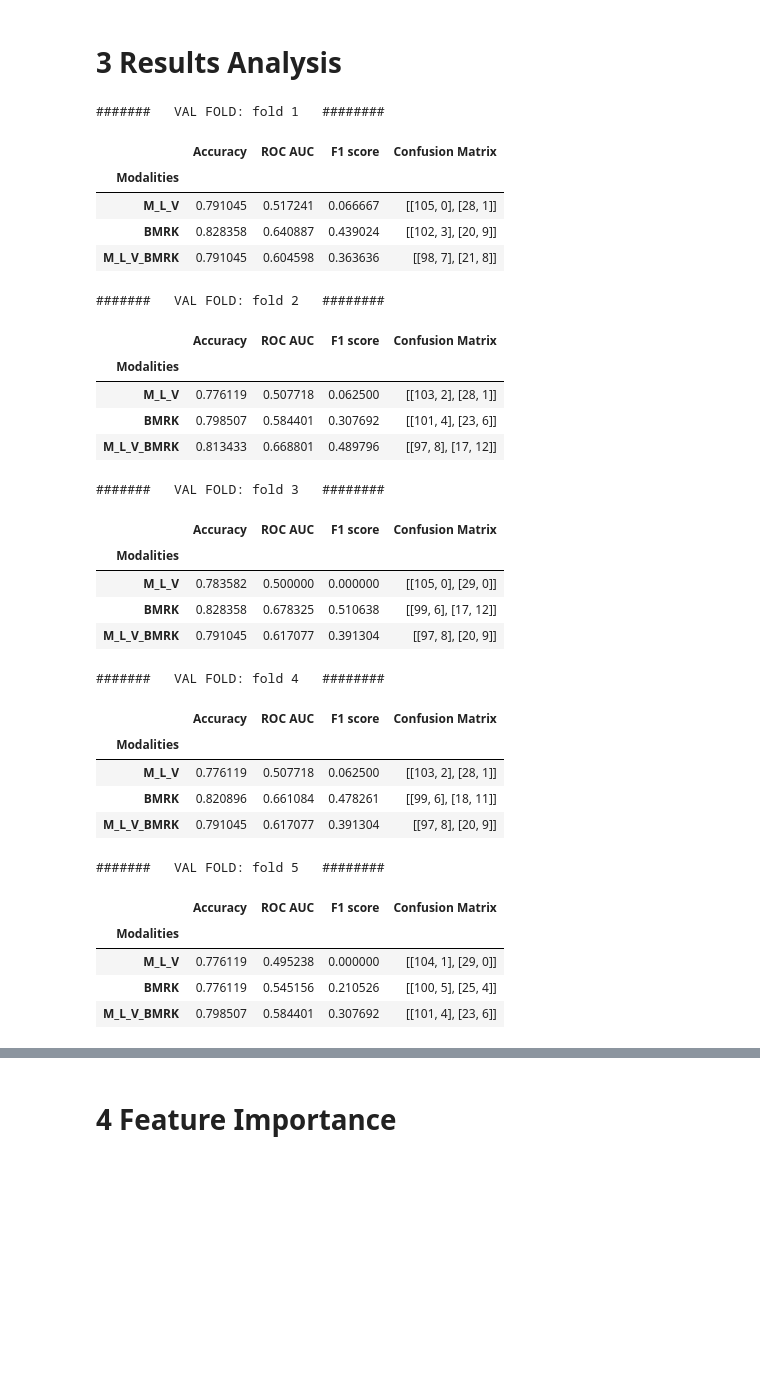
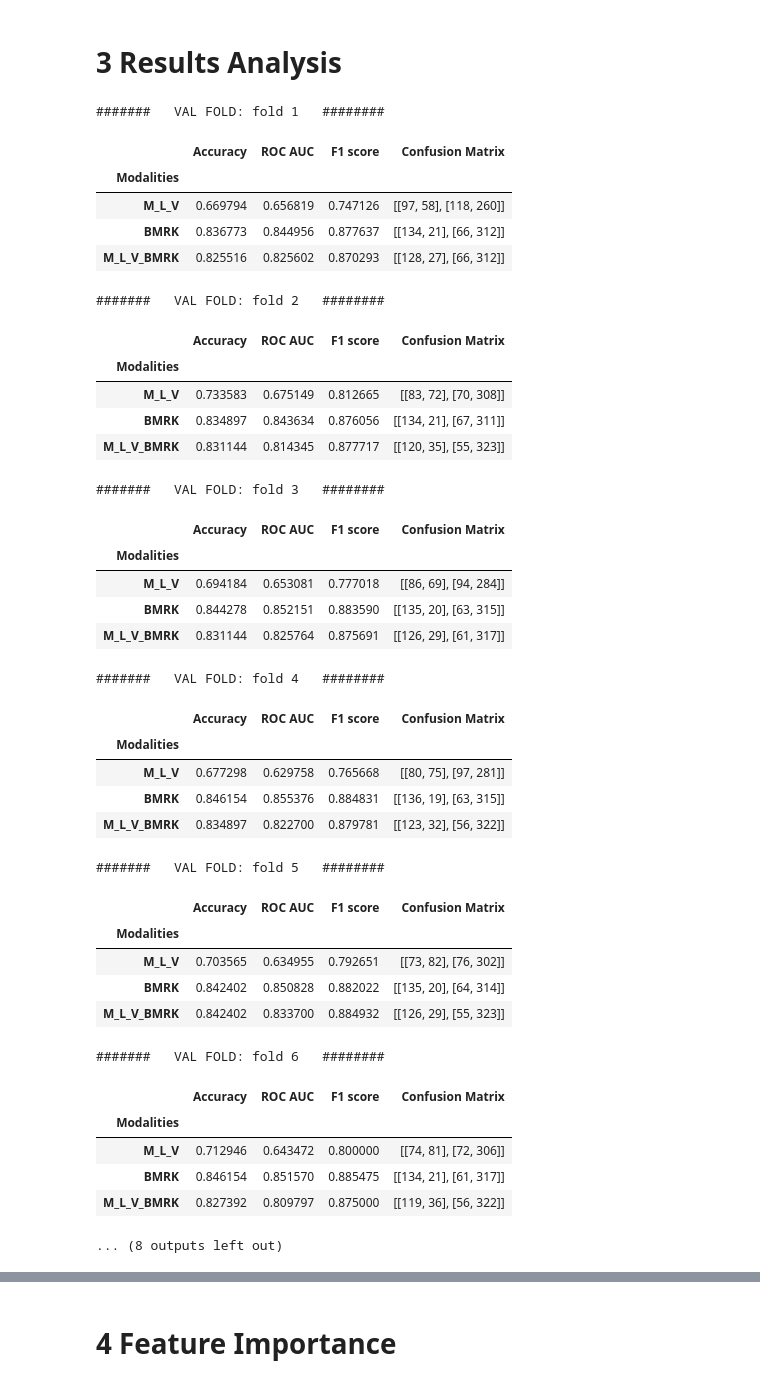
Before and after one commit to singlaayush/CardiomegalyBiomarkers, a Jupyter notebook: Cardiomegaly_Classification/XGBoost.ipynb, the cells around one changed output, grey strips where cells are left out. Cells and saved outputs as stored; diff of their text form; code cells hidden in the pictures; blank space fills up the shorter version.

```diff
--- a/Cardiomegaly_Classification/XGBoost.ipynb
+++ b/Cardiomegaly_Classification/XGBoost.ipynb
@@ -19,7 +19,7 @@ Note: You have installed the 'manylinux2014' variant of XGBoost. Certain feature
 ### Paths
 # %%
 # Path for model location and error graphs
-model_folder = 'CardiomegalyBiomarkers/Cardiomegaly_Classification/models/xgboost/'
+model_folder = 'CardiomegalyBiomarkers/Cardiomegaly_Classification/models/xgboost_idp/'
 makedirs(model_folder, exist_ok=True)
 # %% [markdown]
 ### Model Parameters
@@ -89,6 +89,11 @@ Fold2_df = pd.concat([Fold2_df[base + vital + lab + meta_cont + bmrks], pd.get_d
 Fold3_df = pd.concat([Fold3_df[base + vital + lab + meta_cont + bmrks], pd.get_dummies(Fold3_df[meta_cat]), Fold3_df['class']], axis=1)
 Fold4_df = pd.concat([Fold4_df[base + vital + lab + meta_cont + bmrks], pd.get_dummies(Fold4_df[meta_cat]), Fold4_df['class']], axis=1)
 Fold5_df = pd.concat([Fold5_df[base + vital + lab + meta_cont + bmrks], pd.get_dummies(Fold5_df[meta_cat]), Fold5_df['class']], axis=1)
+Fold6_df = pd.concat([Fold6_df[base + vital + lab + meta_cont + bmrks], pd.get_dummies(Fold6_df[meta_cat]), Fold6_df['class']], axis=1)
+Fold7_df = pd.concat([Fold7_df[base + vital + lab + meta_cont + bmrks], pd.get_dummies(Fold7_df[meta_cat]), Fold7_df['class']], axis=1)
+Fold8_df = pd.concat([Fold8_df[base + vital + lab + meta_cont + bmrks], pd.get_dummies(Fold8_df[meta_cat]), Fold8_df['class']], axis=1)
+Fold9_df = pd.concat([Fold9_df[base + vital + lab + meta_cont + bmrks], pd.get_dummies(Fold9_df[meta_cat]), Fold9_df['class']], axis=1)
+Fold10_df = pd.concat([Fold1_df[base + vital + lab + meta_cont + bmrks], pd.get_dummies(Fold10_df[meta_cat]), Fold10_df['class']], axis=1)
 
 # Preprocess test set for xgboost use by selecting features and encoding categorical features
 Test_df = pd.concat([Test_df[base + vital + lab + meta_cont + bmrks], pd.get_dummies(Test_df[meta_cat]), Test_df['class']], axis=1)
@@ -109,9 +114,14 @@ model_params = {'eval_metric' : eval_metric,
 
 # getmodels, train and test, return pandas of results using k-fold cross validation
 # -> if lossFigure and saveModels are True, then figures of training and validation losses and models are saved in ./MOdel/xgboost/
-results_fold1 = train_test_xgboost([Fold2_df, Fold3_df, Fold4_df, Fold5_df], Fold1_df, 1, Test_df, modalities_combinations, model_params, model_folder, lossFigure = True, exportModels = True)
-results_fold2 = train_test_xgboost([Fold1_df, Fold3_df, Fold4_df, Fold5_df], Fold2_df, 2, Test_df, modalities_combinations, model_params, model_folder, lossFigure = False, exportModels = True)
-results_fold3 = train_test_xgboost([Fold2_df, Fold1_df, Fold4_df, Fold5_df], Fold3_df, 3, Test_df, modalities_combinations, model_params, model_folder, lossFigure = False, exportModels = True)
-results_fold4 = train_test_xgboost([Fold2_df, Fold3_df, Fold1_df, Fold5_df], Fold4_df, 4, Test_df, modalities_combinations, model_params, model_folder, lossFigure = False, exportModels = True)
-results_fold5 = train_test_xgboost([Fold2_df, Fold3_df, Fold4_df, Fold1_df], Fold5_df, 5, Test_df, modalities_combinations, model_params, model_folder, lossFigure = False, exportModels = True)
+results_fold1  = train_test_xgboost([Fold2_df, Fold3_df, Fold4_df, Fold5_df, Fold6_df, Fold7_df, Fold8_df, Fold9_df, Fold10_df], Fold1_df , 1,  Test_df, modalities_combinations, model_params, model_folder, lossFigure = True,  exportModels = True)
+results_fold2  = train_test_xgboost([Fold1_df, Fold3_df, Fold4_df, Fold5_df, Fold6_df, Fold7_df, Fold8_df, Fold9_df, Fold10_df], Fold2_df , 2,  Test_df, modalities_combinations, model_params, model_folder, lossFigure = False, exportModels = True)
+results_fold3  = train_test_xgboost([Fold1_df, Fold2_df, Fold4_df, Fold5_df, Fold6_df, Fold7_df, Fold8_df, Fold9_df, Fold10_df], Fold3_df , 3,  Test_df, modalities_combinations, model_params, model_folder, lossFigure = False, exportModels = True)
+results_fold4  = train_test_xgboost([Fold1_df, Fold2_df, Fold3_df, Fold5_df, Fold6_df, Fold7_df, Fold8_df, Fold9_df, Fold10_df], Fold4_df , 4,  Test_df, modalities_combinations, model_params, model_folder, lossFigure = False, exportModels = True)
+results_fold5  = train_test_xgboost([Fold1_df, Fold2_df, Fold3_df, Fold4_df, Fold6_df, Fold7_df, Fold8_df, Fold9_df, Fold10_df], Fold5_df , 5,  Test_df, modalities_combinations, model_params, model_folder, lossFigure = False, exportModels = True)
+results_fold6  = train_test_xgboost([Fold1_df, Fold2_df, Fold3_df, Fold4_df, Fold5_df, Fold7_df, Fold8_df, Fold9_df, Fold10_df], Fold6_df , 6,  Test_df, modalities_combinations, model_params, model_folder, lossFigure = False, exportModels = True)
+results_fold7  = train_test_xgboost([Fold1_df, Fold2_df, Fold3_df, Fold4_df, Fold5_df, Fold6_df, Fold8_df, Fold9_df, Fold10_df], Fold7_df , 7,  Test_df, modalities_combinations, model_params, model_folder, lossFigure = False, exportModels = True)
+results_fold8  = train_test_xgboost([Fold1_df, Fold2_df, Fold3_df, Fold4_df, Fold5_df, Fold6_df, Fold7_df, Fold9_df, Fold10_df], Fold8_df , 8,  Test_df, modalities_combinations, model_params, model_folder, lossFigure = False, exportModels = True)
+results_fold9  = train_test_xgboost([Fold1_df, Fold2_df, Fold3_df, Fold4_df, Fold5_df, Fold6_df, Fold7_df, Fold8_df, Fold10_df], Fold9_df , 9,  Test_df, modalities_combinations, model_params, model_folder, lossFigure = False, exportModels = True)
+results_fold10 = train_test_xgboost([Fold1_df, Fold2_df, Fold3_df, Fold4_df, Fold5_df, Fold6_df, Fold7_df, Fold8_df, Fold9_df ], Fold10_df, 10, Test_df, modalities_combinations, model_params, model_folder, lossFigure = False, exportModels = True)
 # %% [output]
@@ -146,49 +158,71 @@ model_load.load_model(model_folder + 'BMRK_fold1_model.json')
 # %%
 # display results per fold
 print(f'#######   VAL FOLD: fold 1   ########')
 display(results_fold1)
 
 print(f'#######   VAL FOLD: fold 2   ########')
 display(results_fold2)
 
 print(f'#######   VAL FOLD: fold 3   ########')
 display(results_fold3)
 
 print(f'#######   VAL FOLD: fold 4   ########')
 display(results_fold4)
 
 print(f'#######   VAL FOLD: fold 5   ########')
 display(results_fold5)
+
+print(f'#######   VAL FOLD: fold 6   ########')
+display(results_fold6)
+
+print(f'#######   VAL FOLD: fold 7   ########')
+display(results_fold7)
+
+print(f'#######   VAL FOLD: fold 8   ########')
+display(results_fold8)
+
+print(f'#######   VAL FOLD: fold 9   ########')
+display(results_fold9)
+
+print(f'#######   VAL FOLD: fold 10   ########')
+display(results_fold10)
 # %% [output]
 #######   VAL FOLD: fold 1   ########
 |  | Accuracy | ROC AUC | F1 score | Confusion Matrix |
 | Modalities |  |  |  |  |
-| M_L_V | 0.791045 | 0.517241 | 0.066667 | [[105, 0], [28, 1]] |
-| BMRK | 0.828358 | 0.640887 | 0.439024 | [[102, 3], [20, 9]] |
-| M_L_V_BMRK | 0.791045 | 0.604598 | 0.363636 | [[98, 7], [21, 8]] |
+| M_L_V | 0.669794 | 0.656819 | 0.747126 | [[97, 58], [118, 260]] |
+| BMRK | 0.836773 | 0.844956 | 0.877637 | [[134, 21], [66, 312]] |
+| M_L_V_BMRK | 0.825516 | 0.825602 | 0.870293 | [[128, 27], [66, 312]] |
 #######   VAL FOLD: fold 2   ########
 |  | Accuracy | ROC AUC | F1 score | Confusion Matrix |
 | Modalities |  |  |  |  |
-| M_L_V | 0.776119 | 0.507718 | 0.062500 | [[103, 2], [28, 1]] |
-| BMRK | 0.798507 | 0.584401 | 0.307692 | [[101, 4], [23, 6]] |
-| M_L_V_BMRK | 0.813433 | 0.668801 | 0.489796 | [[97, 8], [17, 12]] |
+| M_L_V | 0.733583 | 0.675149 | 0.812665 | [[83, 72], [70, 308]] |
+| BMRK | 0.834897 | 0.843634 | 0.876056 | [[134, 21], [67, 311]] |
+| M_L_V_BMRK | 0.831144 | 0.814345 | 0.877717 | [[120, 35], [55, 323]] |
 #######   VAL FOLD: fold 3   ########
 |  | Accuracy | ROC AUC | F1 score | Confusion Matrix |
 | Modalities |  |  |  |  |
-| M_L_V | 0.783582 | 0.500000 | 0.000000 | [[105, 0], [29, 0]] |
-| BMRK | 0.828358 | 0.678325 | 0.510638 | [[99, 6], [17, 12]] |
-| M_L_V_BMRK | 0.791045 | 0.617077 | 0.391304 | [[97, 8], [20, 9]] |
+| M_L_V | 0.694184 | 0.653081 | 0.777018 | [[86, 69], [94, 284]] |
+| BMRK | 0.844278 | 0.852151 | 0.883590 | [[135, 20], [63, 315]] |
+| M_L_V_BMRK | 0.831144 | 0.825764 | 0.875691 | [[126, 29], [61, 317]] |
 #######   VAL FOLD: fold 4   ########
 |  | Accuracy | ROC AUC | F1 score | Confusion Matrix |
 | Modalities |  |  |  |  |
-| M_L_V | 0.776119 | 0.507718 | 0.062500 | [[103, 2], [28, 1]] |
-| BMRK | 0.820896 | 0.661084 | 0.478261 | [[99, 6], [18, 11]] |
-| M_L_V_BMRK | 0.791045 | 0.617077 | 0.391304 | [[97, 8], [20, 9]] |
+| M_L_V | 0.677298 | 0.629758 | 0.765668 | [[80, 75], [97, 281]] |
+| BMRK | 0.846154 | 0.855376 | 0.884831 | [[136, 19], [63, 315]] |
+| M_L_V_BMRK | 0.834897 | 0.822700 | 0.879781 | [[123, 32], [56, 322]] |
 #######   VAL FOLD: fold 5   ########
 |  | Accuracy | ROC AUC | F1 score | Confusion Matrix |
 | Modalities |  |  |  |  |
-| M_L_V | 0.776119 | 0.495238 | 0.000000 | [[104, 1], [29, 0]] |
-| BMRK | 0.776119 | 0.545156 | 0.210526 | [[100, 5], [25, 4]] |
-| M_L_V_BMRK | 0.798507 | 0.584401 | 0.307692 | [[101, 4], [23, 6]] |
+| M_L_V | 0.703565 | 0.634955 | 0.792651 | [[73, 82], [76, 302]] |
+| BMRK | 0.842402 | 0.850828 | 0.882022 | [[135, 20], [64, 314]] |
+| M_L_V_BMRK | 0.842402 | 0.833700 | 0.884932 | [[126, 29], [55, 323]] |
+#######   VAL FOLD: fold 6   ########
+|  | Accuracy | ROC AUC | F1 score | Confusion Matrix |
+| Modalities |  |  |  |  |
+| M_L_V | 0.712946 | 0.643472 | 0.800000 | [[74, 81], [72, 306]] |
+| BMRK | 0.846154 | 0.851570 | 0.885475 | [[134, 21], [61, 317]] |
+| M_L_V_BMRK | 0.827392 | 0.809797 | 0.875000 | [[119, 36], [56, 322]] |
+... (8 outputs left out)
 # %%
 # Average performance scores over 5 folds and split per feature used
```
Also changed, not shown: parts of 9 cells of this notebook, 6 other files.
